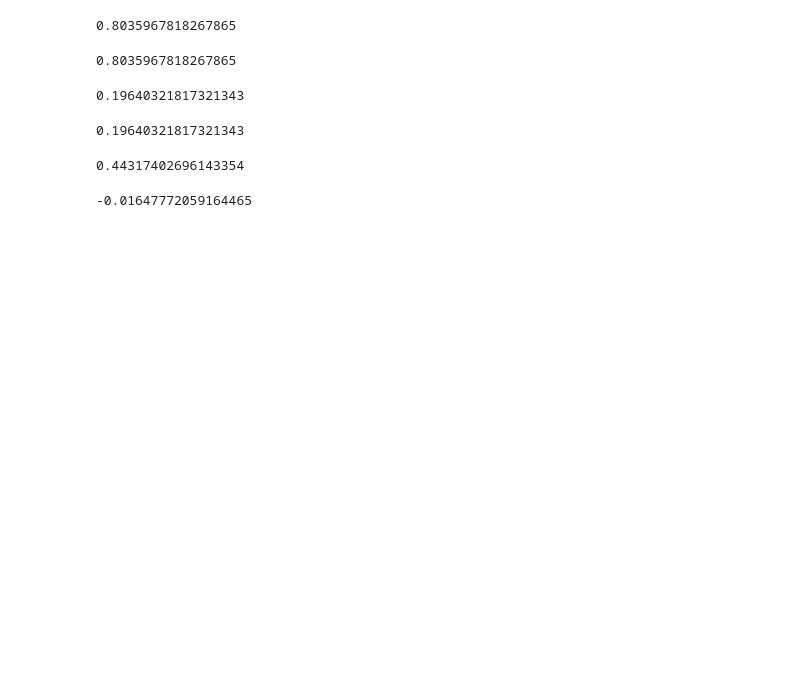
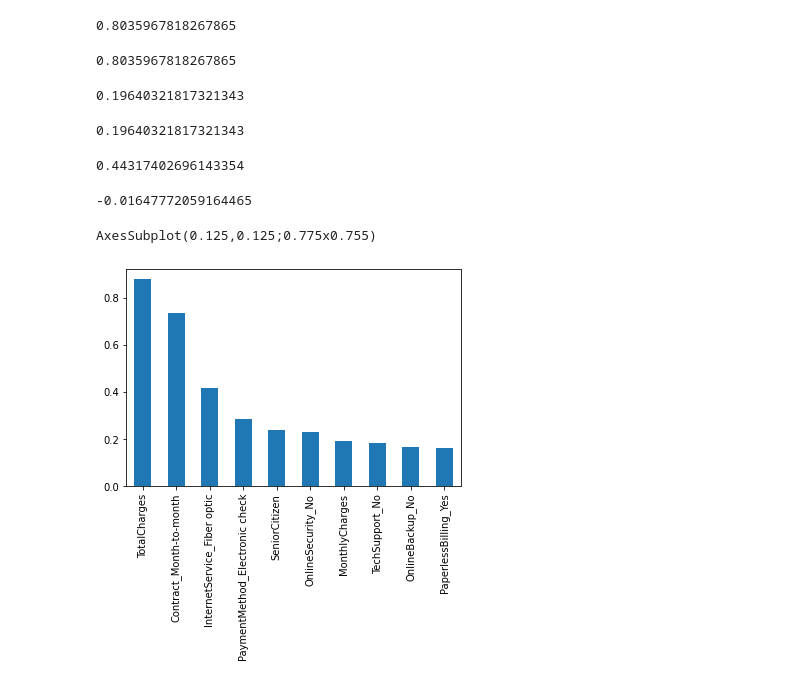
Before and after one commit to DsRaul/Churn_Telecom, a Jupyter notebook: telco_customer_churn.ipynb, the cells around one changed output. Cells and saved outputs as stored; diff of their text form; code cells hidden in the pictures; blank space fills up the shorter version.

```diff
--- a/telco_customer_churn.ipynb
+++ b/telco_customer_churn.ipynb
@@ -322,3 +322,10 @@ RMSE
 r2_score(y_test,y_pred)
 # %% [output]
 -0.01647772059164465
+# %%
+weights = pd.Series(lregression.coef_[0],
+                 index=x.columns.values)
+print (weights.sort_values(ascending = False)[:10].plot(kind='bar'))
+# %% [output]
+AxesSubplot(0.125,0.125;0.775x0.755)
+[figure, added]
```
